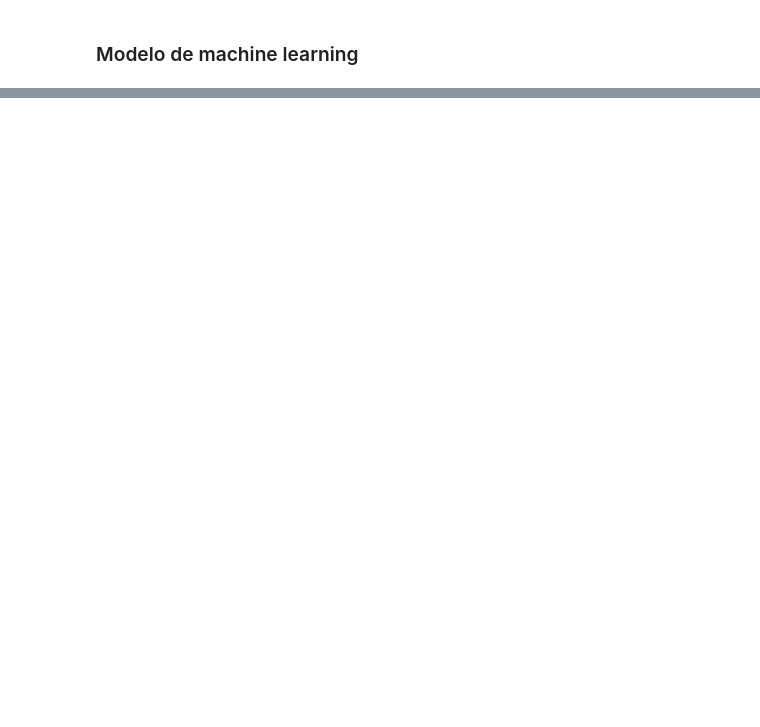
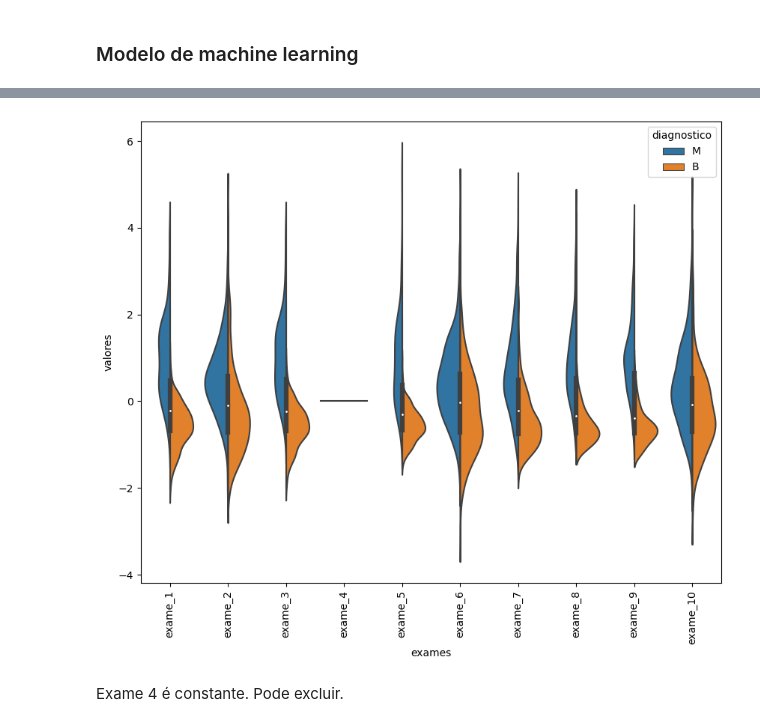
Before and after one commit to Marcus-Bernard0/data_science_alura, a Jupyter notebook: 21 - Machine Learning 2/Projeto.ipynb, the cells around one changed output, grey strips where cells are left out. Cells and saved outputs as stored; diff of their text form; code cells hidden in the pictures; blank space fills up the shorter version.

```diff
--- a/21 - Machine Learning 2/Projeto.ipynb
+++ b/21 - Machine Learning 2/Projeto.ipynb
@@ -172,0 +136,7 @@ NameError: name 'valores_exames_v1' is not defined
+# %%
+from sklearn.preprocessing import StandardScaler
+
+padronizador = StandardScaler()
+padronizador.fit(valores_exames_v1)
+valores_exames_v2 = padronizador.transform(valores_exames_v1)
+valores_exames_v2
@@ -172,0 +157,24 @@ NameError: name 'valores_exames_v1' is not defined
+# %%
+import seaborn as sns
+import matplotlib.pyplot as plt
+from sklearn.preprocessing import StandardScaler
+
+padronizador = StandardScaler()
+padronizador.fit(valores_exames_v1)
+valores_exames_v2 = padronizador.transform(valores_exames_v1)
+valores_exames_v2 = pd.DataFrame(data = valores_exames_v2,
+                                columns=valores_exames_v1.keys())
+
+dados_plot = pd.concat([diagnostico, valores_exames_v2.iloc[:,0:10]],axis = 1)
+dados_plot = pd.melt(dados_plot, id_vars="diagnostico",
+                    var_name="exames",
+                    value_name='valores')
+plt.figure(figsize=(10, 8))
+sns.violinplot(x = "exames", y = "valores", hue = "diagnostico",
+               data = dados_plot, split= True)
+plt.xticks(rotation = 90)
+plt.show()
+# %% [output]
+[figure, added]
+# %% [markdown]
+Exame 4 é constante. Pode excluir.
```
Also changed, not shown: parts of 54 cells of this notebook.
